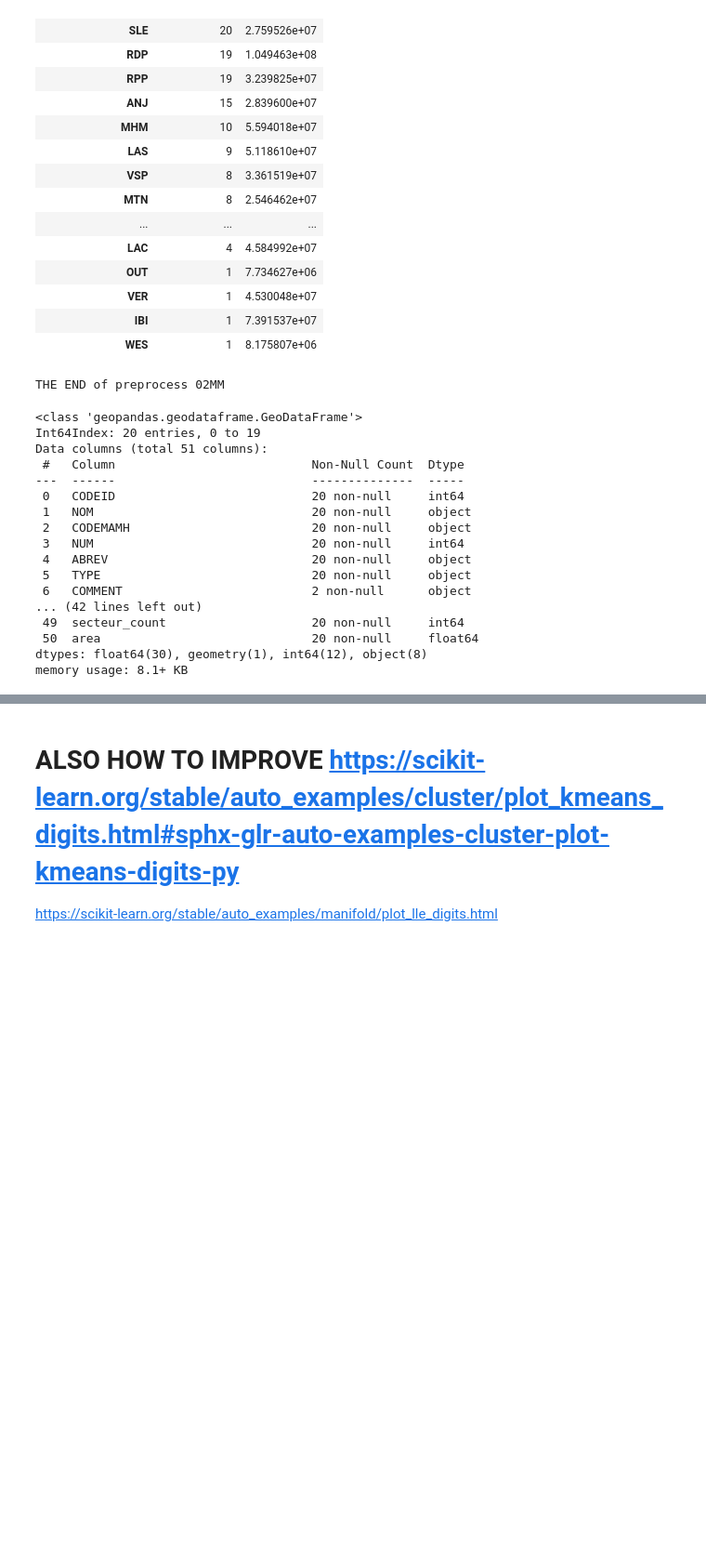
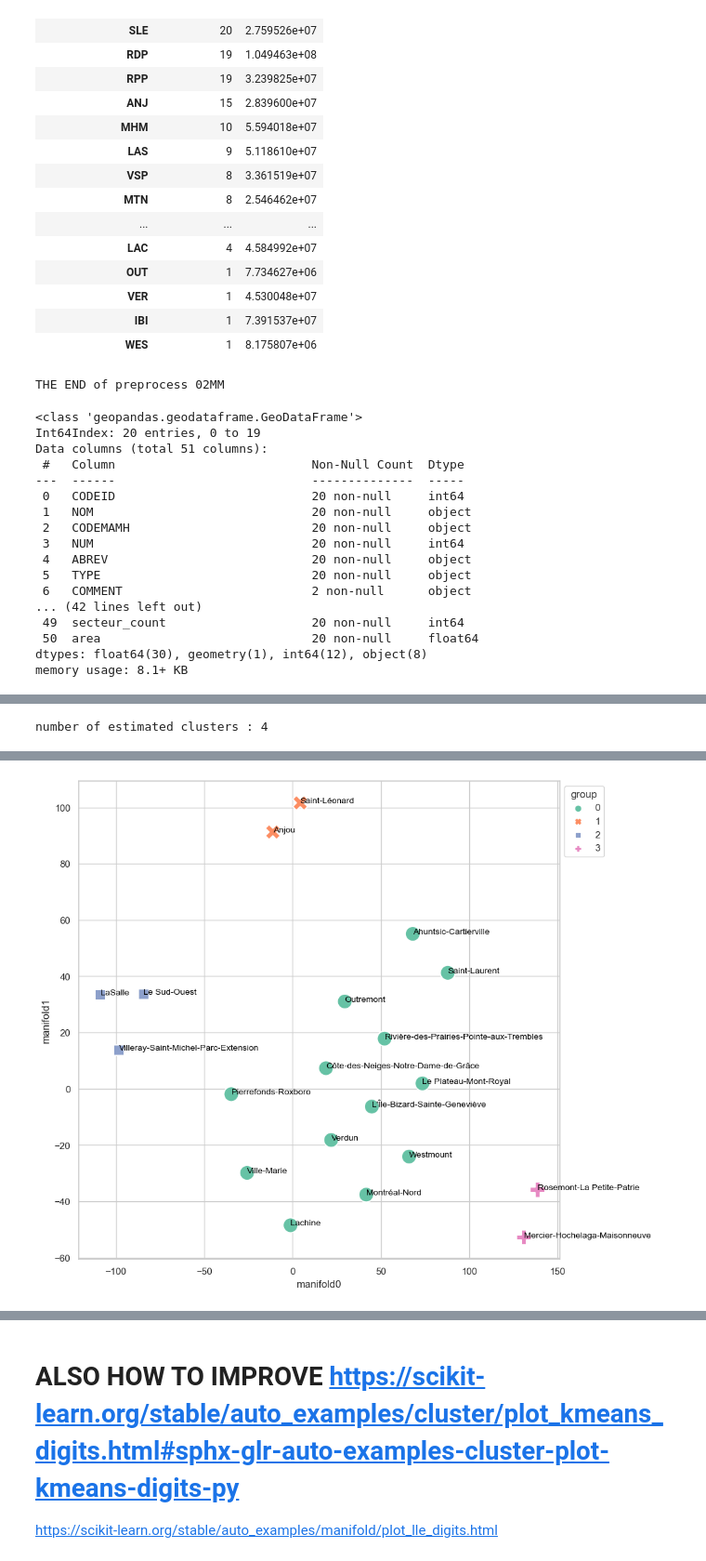
Before and after one commit to cimadure/ind6212, a Jupyter notebook: main.ipynb, the cells around one changed output, grey strips where cells are left out. Shown: that part at 93% size. Saved outputs shown, nothing was run; the diff lists cells and outputs as text; code cells hidden in the pictures; blank space fills up the shorter version.

Commit message:
cleaner version for clustering

```diff
--- a/main.ipynb
+++ b/main.ipynb
@@ -504,3 +179,0 @@ Pipeline(steps=[('preprocess',
-# %%
-model = pipe
-model.fit(X_train)
@@ -543,0 +239,16 @@ cluster_centers = model[-1].cluster_centers_
+# %%
+# TODO: adjust: transformer_weights between geo* and *time*
+
+transformer =  KernelPCA(n_components=3, kernel="rbf", gamma=10, alpha=0.1,
+                         fit_inverse_transform=True)
+
+estimator = KMeans(n_clusters=4, random_state=0, n_init="auto")
+
+n_neighbors = 8
+
+filename = Path('..','media','pipeline_clustering')
+
+model = build_pipeline(estimator=estimator, transformer= transformer, scaling=True)
+
+#model.set_output(transform='pandas)
+display(model)
@@ -543,0 +285,51 @@ cluster_centers = model[-1].cluster_centers_
+# %%
+model.fit(X_train)
+proj = model.project(n_components=2, perplexity=n_neighbors)
+
+with config_context(transform_output="pandas"):
+    reduced_data = model.transform(X_train)
+    #display(reduced_data.head())
+
+labels = model.labels()
+labels_unique = np.unique(labels)
+n_clusters_ = len(labels_unique)
+print("number of estimated clusters : %d" % n_clusters_)
+
+reduced_data['group'] = labels
+reduced_data['Arrondissement'] = y_train
+reduced_data['area'] = adm_features['area']
+reduced_data['manifold0'] = proj[:,0]
+reduced_data['manifold1'] = proj[:,1]
+
+
+sort = reduced_data.sort_values("group", ascending=False)
+display(sort)
+
+
+filename = Path('media','clustering_redu'+str(n_clusters_)+'.png')
+
+#sns.set(style="darkgrid")
+sns.set_theme(style="whitegrid", palette="Set1")
+
+fig, ax = plt.subplots(figsize=(10,10))
+g = sns.scatterplot(
+#g = sns.regplot(
+    data=reduced_data,
+    x="manifold0", y="manifold1",
+    hue="group", style="group",
+    #size="area",
+    s=300,
+    palette="Set2")
+
+#ax.set(xscale="log", yscale="log")
+
+for i,d in reduced_data.T.items():
+    plt.text(d['manifold0'],d['manifold1'],d['Arrondissement'], horizontalalignment='left', size='small', color='black')
+
+sns.move_legend(g, "upper left", bbox_to_anchor=(1, 1))
+
+plt.show()
+
+fig.savefig(filename)
+# %% [output]
+number of estimated clusters : 4
@@ -543,0 +353 @@ cluster_centers = model[-1].cluster_centers_
+[figure, added]
```
Also changed, not shown: parts of 27 cells of this notebook.
